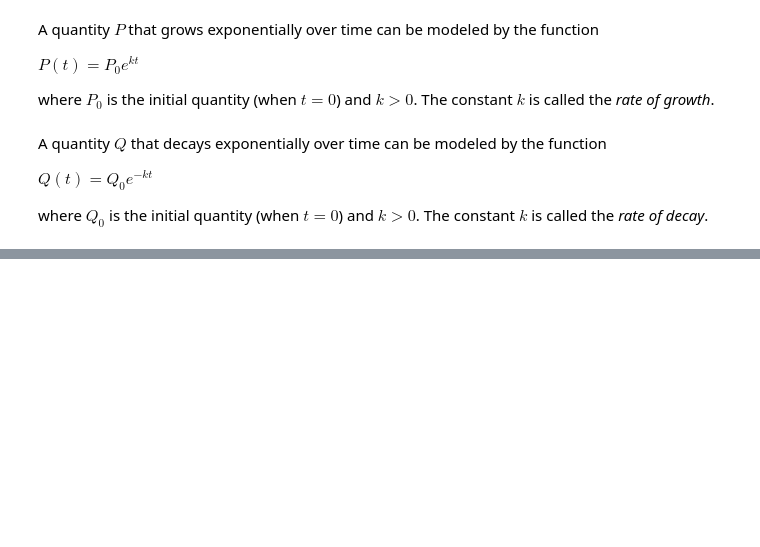
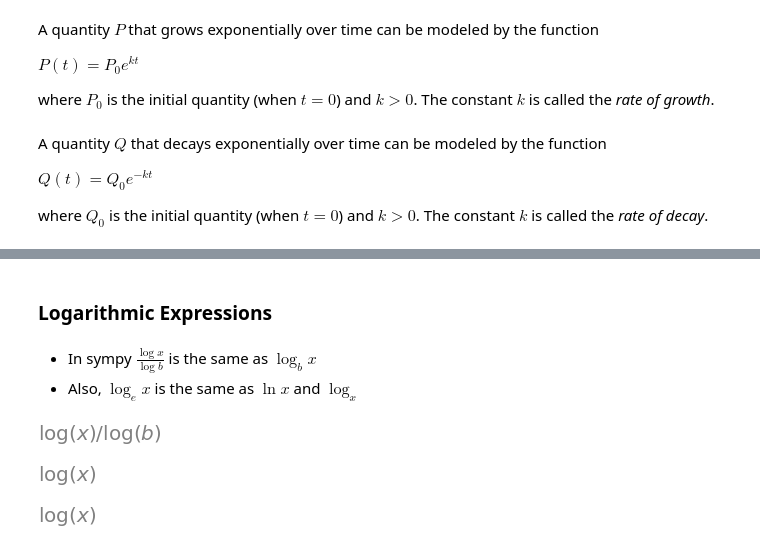
Before and after one commit to PaulToronto/Johns-Hopkins-Coursera-Applied-Calculus-With-Python, a Jupyter notebook: 2_2_Exponential_and_Logarithmic_Functions.ipynb, the cells around one changed output, grey strips where cells are left out. Drawn from its saved outputs; the diff is of its cells as text; code cells hidden in the pictures; blank space fills up the shorter version.

```diff
--- a/2_2_Exponential_and_Logarithmic_Functions.ipynb
+++ b/2_2_Exponential_and_Logarithmic_Functions.ipynb
@@ -840,0 +863,20 @@ where $Q_{0}$ is the initial quantity (when $t = 0$) and $k > 0$. The constant $
+# %% [markdown]
+### Logarithmic Expressions
+# %% [markdown]
+- In sympy $\frac{\log{x}}{\log{b}}$ is the same as $\log_{b}{x}$
+- Also, $\log_{e}{x}$ is the same as $\ln{x}$ and $\log_{x}$
+# %%
+b, x = sym.symbols('b x')
+sym.log(x, b)
+# %% [output]
+[figure, added]
+# %%
+x = sym.symbols('x')
+sym.log(x, sym.exp(1))
+# %% [output]
+[figure, added]
+# %%
+x = sym.symbols('x')
+sym.ln(x)
+# %% [output]
+[figure, added]
```
Also changed, not shown: parts of 61 cells of this notebook.
